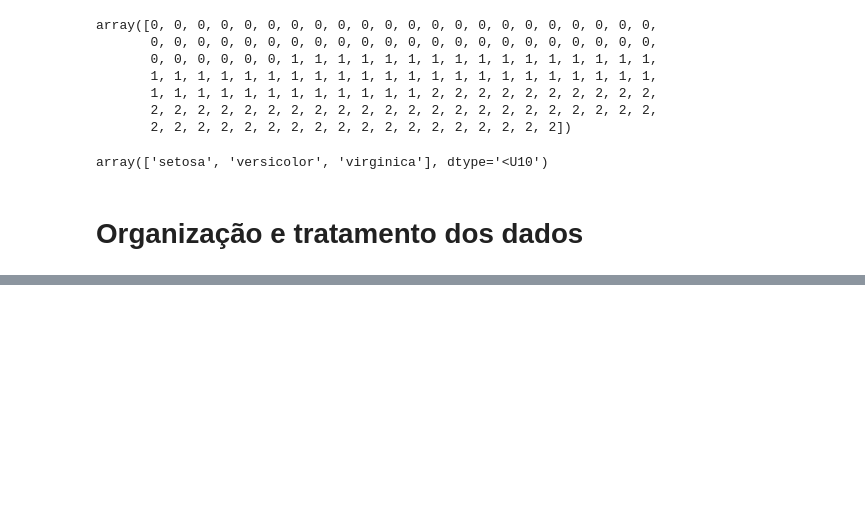
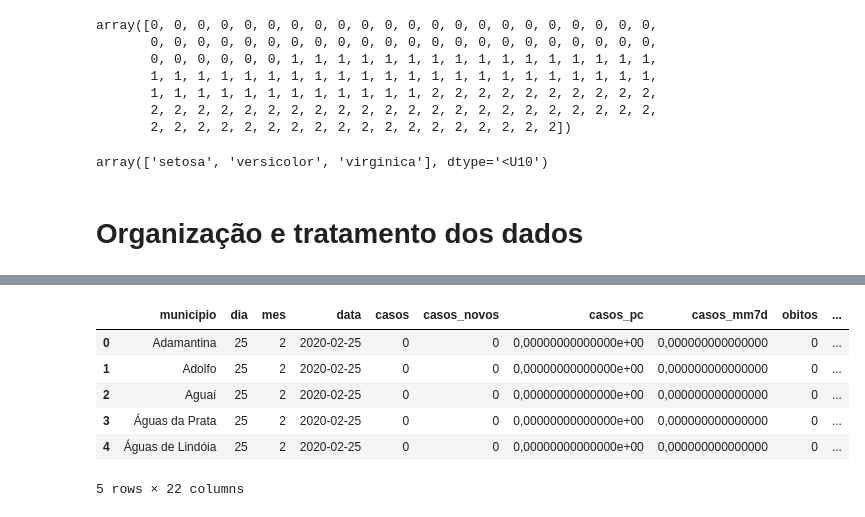
Before and after one commit to douglas5001/projetos_analise_de_dados, a Jupyter notebook: primeiro_dataSet/Untitled.ipynb, the cells around one changed output, grey strips where cells are left out. Cells and saved outputs as stored; diff of their text form; code cells hidden in the pictures; blank space fills up the shorter version.

```diff
--- a/primeiro_dataSet/Untitled.ipynb
+++ b/primeiro_dataSet/Untitled.ipynb
@@ -157,0 +234,9 @@ array(['setosa', 'versicolor', 'virginica'], dtype='<U10')
+# %%
+# Verificamos que a coluna "area" esta 100x maior que o normal,
+# EX: ao invez de retornar 411.781 esta retornando 41199
+covid_sp_alterado['area'] = covid_sp_alterado['area']/100
+# pode usar também
+# covid_sp_alterado['area'] = covid_sp_alterado.area/100
+# %%
+# Criação de uma coluna com a densidade demográfica (hab/km2)
+covid_sp_alterado['densidade'] = covid_sp_alterado['pop'] / covid_sp_alterado['area']
@@ -157,0 +247,8 @@ array(['setosa', 'versicolor', 'virginica'], dtype='<U10')
+# %%
+# Criação da coluna com os indices, para começar a partir do 1
+lista = list(range(1,374035))
+#lista
+# %%
+#transforma lista em dataframe
+df = pd.DataFrame(lista,columns=['indice'])
+df
@@ -157,0 +269,12 @@ array(['setosa', 'versicolor', 'virginica'], dtype='<U10')
+# %%
+# Juntando os dois DataFrame
+covid_sp_alterado = pd.concat([covid_sp_alterado,df],axis=1)
+covid_sp_alterado.head()
+# %% [output]
+|  | municipio | dia | mes | data | casos | casos_novos | casos_pc | casos_mm7d | obitos | ... |
+| 0 | Adamantina | 25 | 2 | 2020-02-25 | 0 | 0 | 0,00000000000000e+00 | 0,000000000000000 | 0 | ... |
+| 1 | Adolfo | 25 | 2 | 2020-02-25 | 0 | 0 | 0,00000000000000e+00 | 0,000000000000000 | 0 | ... |
+| 2 | Aguaí | 25 | 2 | 2020-02-25 | 0 | 0 | 0,00000000000000e+00 | 0,000000000000000 | 0 | ... |
+| 3 | Águas da Prata | 25 | 2 | 2020-02-25 | 0 | 0 | 0,00000000000000e+00 | 0,000000000000000 | 0 | ... |
+| 4 | Águas de Lindóia | 25 | 2 | 2020-02-25 | 0 | 0 | 0,00000000000000e+00 | 0,000000000000000 | 0 | ... |
+5 rows × 22 columns
```
Also changed, not shown: parts of 15 cells of this notebook.
